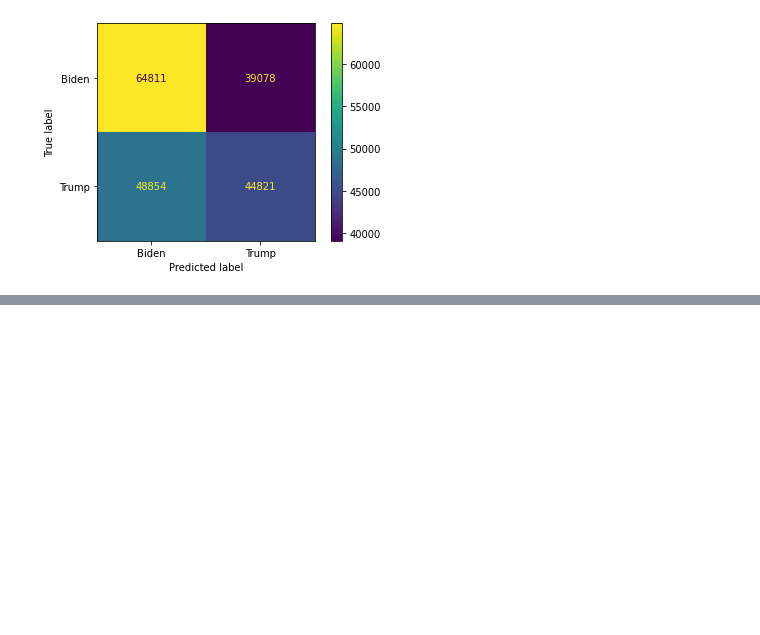
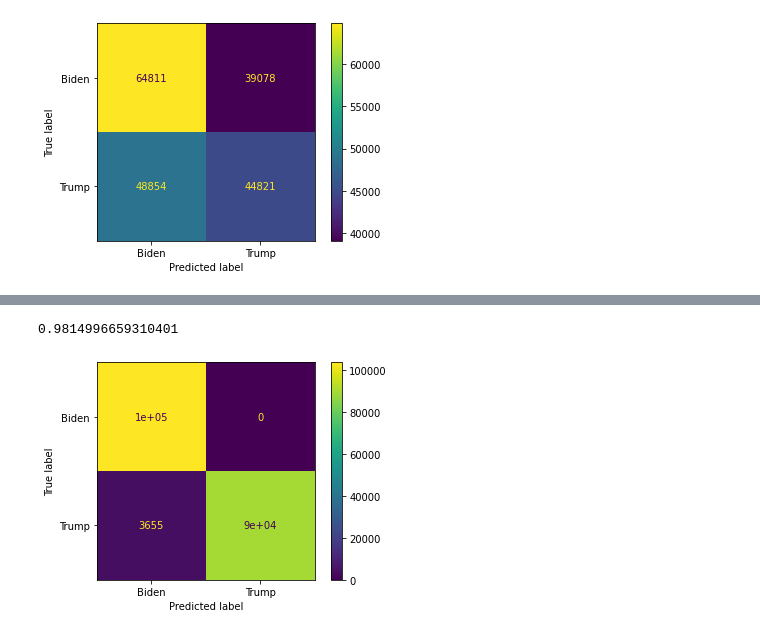
Before and after one commit to shravanvk614/CS-216-Project, a Jupyter notebook: Kieran_modelling_analysis.ipynb, the cells around one changed output, grey strips where cells are left out. Drawn from its saved outputs; the diff is of its cells as text; code cells hidden in the pictures; blank space fills up the shorter version.

Commit message:
all the regression i did

```diff
--- a/Kieran_modelling_analysis.ipynb
+++ b/Kieran_modelling_analysis.ipynb
@@ -135,0 +134,5 @@ both = pres_votes.set_index('County').join(gov_votes.set_index('County'))
+# %%
+gov_votes['County'] = gov_votes.index
+gov_votes_county_result = gov_votes[['County', 'election_winner']]
+gov_votes_county_result = gov_votes_county_result.rename(columns={'election_winner': 'gov_winner'})
+gov_votes_county_result.head()
@@ -135,0 +147,6 @@ both = pres_votes.set_index('County').join(gov_votes.set_index('County'))
+# %%
+gov_votes_county_result = gov_votes_county_result.drop_duplicates()
+gov_votes_county_result
+county_dict = {}
+for x,y in zip(gov_votes_county_result['County'], gov_votes_county_result['gov_winner']):
+    county_dict[x] = y
@@ -135,0 +171,26 @@ both = pres_votes.set_index('County').join(gov_votes.set_index('County'))
+# %%
+gov_winner = []
+for x in pres_votes.index:
+    gov_winner.append(county_dict[x])
+# %%
+pres_votes['gov_winner'] = gov_winner
+data = OneHotEncoder().fit_transform(pres_votes[['sex_code', 'race_code', 'party_cd', 'gov_winner']].values).toarray()
+target = pres_votes['election_winner']
+train_data, test_data, train_target, test_target = train_test_split(
+    data, target, test_size=0.7, random_state=216)
+# %%
+#Logistic Modelling
+#run logistic model, get score, plot confusion matrix
+logistic_model = LogisticRegression(max_iter=1000)
+logistic_model.fit(X = train_data, y = train_target)
+predicted_train = logistic_model.predict(test_data)
+
+
+score = logistic_model.score(test_data, test_target)
+
+print(score)
+plot_confusion_matrix(logistic_model, test_data, test_target)
+plt.grid(False)
+# %% [output]
+0.9814996659310401
+[figure, added]
```
Also changed, not shown: parts of 13 cells of this notebook, 3 other files.
